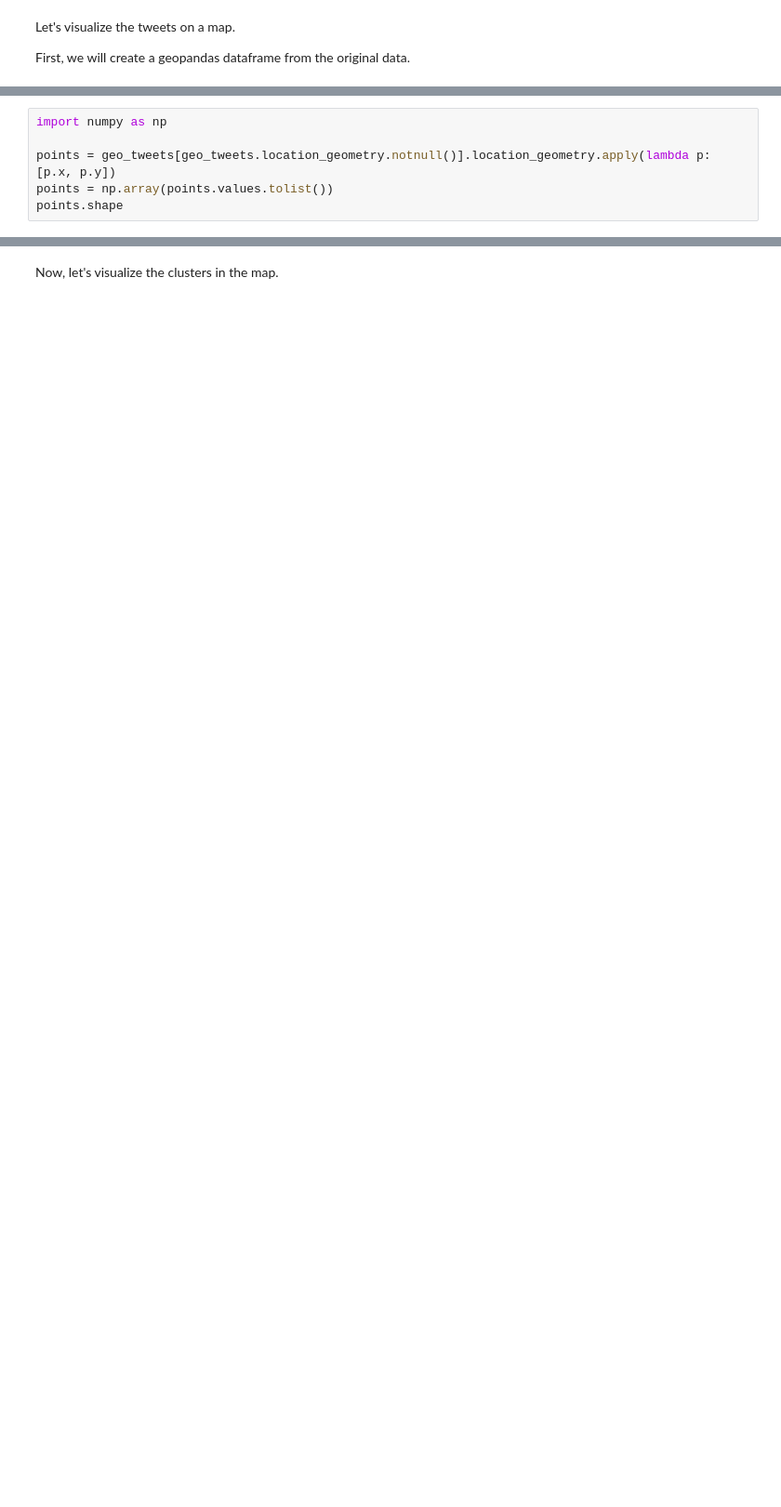
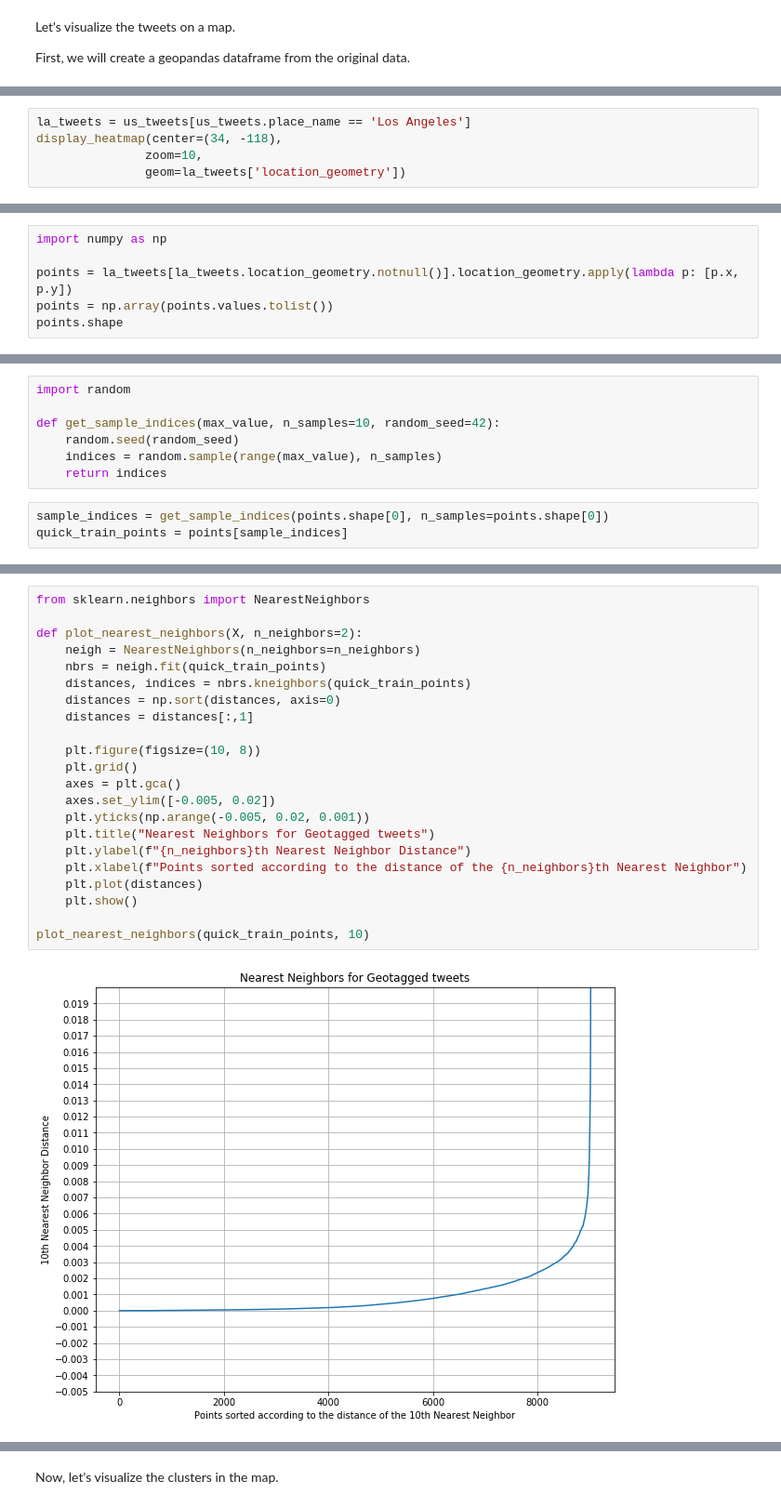
Before and after one commit to Ohtar10/wtsp, a Jupyter notebook: notebooks/jupyter/where-to-sell-products.ipynb, the cells around one changed output, grey strips where cells are left out. Shown: that part at 93% size. Drawn from its saved outputs; the diff is of its cells as text; blank space fills up the shorter version.

```diff
--- a/notebooks/jupyter/where-to-sell-products.ipynb
+++ b/notebooks/jupyter/where-to-sell-products.ipynb
@@ -88,0 +171,5 @@ Since we just want to detect clusters based on the geographic position, we just
+# %%
+la_tweets = us_tweets[us_tweets.place_name == 'Los Angeles']
+display_heatmap(center=(34, -118),
+               zoom=10,
+               geom=la_tweets['location_geometry'])
@@ -89,7 +178,7 @@ Since we just want to detect clusters based on the geographic position, we just
 # %%
 import numpy as np
 
-points = geo_tweets[geo_tweets.location_geometry.notnull()].location_geometry.apply(lambda p: [p.x, p.y])
+points = la_tweets[la_tweets.location_geometry.notnull()].location_geometry.apply(lambda p: [p.x, p.y])
 points = np.array(points.values.tolist())
 points.shape
 # %% [output]
@@ -96,0 +186,10 @@ points.shape
+# %%
+import random
+
+def get_sample_indices(max_value, n_samples=10, random_seed=42):
+    random.seed(random_seed)
+    indices = random.sample(range(max_value), n_samples)
+    return indices
+# %%
+sample_indices = get_sample_indices(points.shape[0], n_samples=points.shape[0])
+quick_train_points = points[sample_indices]
@@ -96,0 +220,24 @@ points.shape
+# %%
+from sklearn.neighbors import NearestNeighbors
+
+def plot_nearest_neighbors(X, n_neighbors=2):
+    neigh = NearestNeighbors(n_neighbors=n_neighbors)
+    nbrs = neigh.fit(quick_train_points)
+    distances, indices = nbrs.kneighbors(quick_train_points)
+    distances = np.sort(distances, axis=0)
+    distances = distances[:,1]
+
+    plt.figure(figsize=(10, 8))
+    plt.grid()
+    axes = plt.gca()
+    axes.set_ylim([-0.005, 0.02])
+    plt.yticks(np.arange(-0.005, 0.02, 0.001))
+    plt.title("Nearest Neighbors for Geotagged tweets")
+    plt.ylabel(f"{n_neighbors}th Nearest Neighbor Distance")
+    plt.xlabel(f"Points sorted according to the distance of the {n_neighbors}th Nearest Neighbor")
+    plt.plot(distances)
+    plt.show()
+
+plot_nearest_neighbors(quick_train_points, 10)
+# %% [output]
+[figure, added]
```
Also changed, not shown: parts of 53 cells of this notebook, 6 other files.
